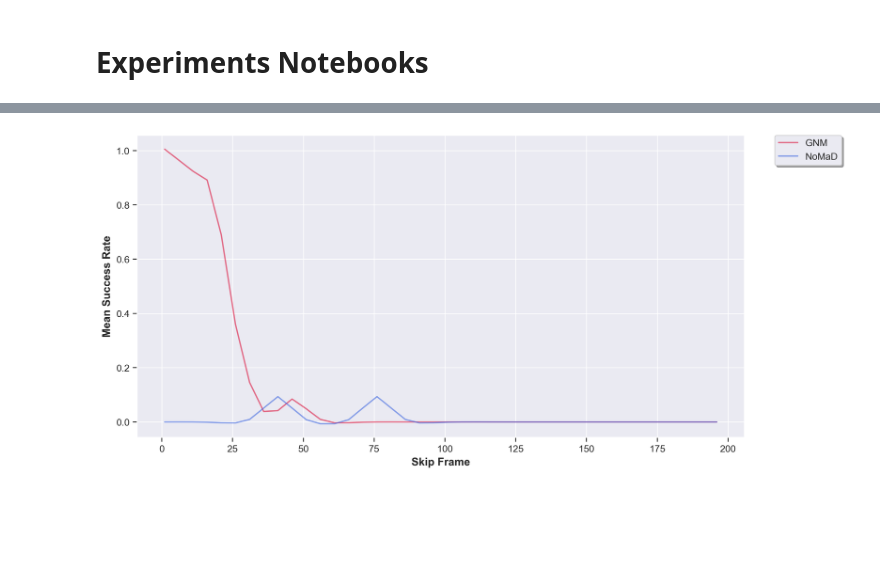
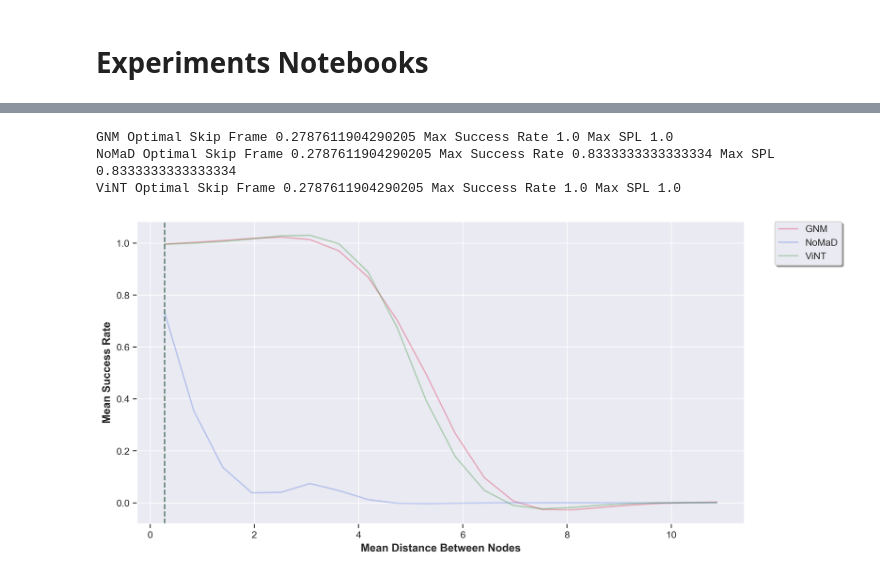
Before and after one commit to StepLogic/carla-rl, a Jupyter notebook: plots.ipynb, the cells around one changed output, grey strips where cells are left out. Drawn from its saved outputs; the diff is of its cells as text; code cells hidden in the pictures; blank space fills up the shorter version.

```diff
--- a/plots.ipynb
+++ b/plots.ipynb
@@ -4,10 +4,10 @@
 import pickle
 import numpy as np
 # %%
-# with open('/home/kojogyaase/Projects/Research/carla-rl/evidence/uncertainty_profile_at_junctions.pickle', 'rb') as handle:
-#     dataset=pickle.load(handle)
+with open('uncertainty_profile_at_junctions.pickle', 'rb') as handle:
+    dataset=pickle.load(handle)
 # %%
-# # dataset.keys()
-# log_stds=np.array(dataset["log_stds"])
-# junctions=np.array(dataset["junctions"])
+# dataset.keys()
+log_stds=np.array(dataset["log_stds"])
+junctions=np.array(dataset["junctions"])
 # %%
@@ -60,25 +68,32 @@ import numpy as np
 # %%
 data={
     "GNM":"/home/robotlab/scratch/carla-rl/gnm_results.pkl",
-    "NoMaD":"/home/robotlab/scratch/carla-rl/nomad_results.pkl"
+    "NoMaD":"/home/robotlab/scratch/carla-rl/nomad_results.pkl",
+    "ViNT":"/home/robotlab/scratch/carla-rl/vint_results.pkl"
 }
 # %%
 plots={}
+mean_distance_between_frames=0.129849 #m
 for l,v in data.items():
     with open(v, 'rb') as handle:
         dataset=pickle.load(handle)
-    data_keys=dataset.keys()
+    data_keys=list(dataset.keys())
     success_rate=[]
     skip_frame=[]
     for k  in data_keys:
-        if k != "experiment_results":
+        if k != "experiment_results" and k != "SPLs":
+            # print(data_keys[k],k, k != "experiment_results" and k != "SPLs")
             success_rate.append(np.mean(dataset[k]))
+            # print(k)
             skip_frame.append(int(k))
     # print(f"l = {l}",success_rate)
     d={}
+    mean_distance_between_frames=dataset["experiment_results"]["mean_distance_per_step"]
+    # print(data_keys)
     d[l]={
-        "x":skip_frame,
-        "y":success_rate
+        "x":np.array(skip_frame)*mean_distance_between_frames,
+        "y":success_rate,
+        "SPL":dataset["experiment_results"]["max_SPL"]
     }
     plots.update(d)
 # %%
@@ -111,37 +126,43 @@ for ix,(p,v) in enumerate(plots.items()):
     cs = make_smoothing_spline(x,y)
     # plt.plot(x,y, color='royalblue', alpha=0.6,
     #          label='NoMaD', linewidth=1.5)
-    plt.plot(x,cs(x), color=ar[ix], alpha=0.6,
+    plt.plot(x,cs(x), color=ar[ix], alpha=0.3,
             label=p, linewidth=1.5)
+    plt.axvline(x=x[np.argmax(y)], color=ar[ix], ls='--', alpha=0.5, linewidth=1.5,
+                label='')
+    print(p,"Optimal Skip Frame",x[np.argmax(y)],"Max Success Rate",np.max(y),"Max SPL",v["SPL"])
 # plt.plot(np.array(log_stds)[:,1], color='crimson', linestyle=':', alpha=0.6,
 #          label='Throttle', linewidth=1.5)
 
 # Add vertical lines for junctions and restarts
 # for k in junctions:
 #     plt.axvline(x=k, color='forestgreen', ls='--', alpha=0.5, linewidth=1.5,
 #                 label='Junction' if k == junctions[0] else '')
 
 
 # Customize the plot
-plt.xlabel('Skip Frame', fontsize=12, fontweight='bold')
+plt.xlabel('Mean Distance Between Nodes', fontsize=12, fontweight='bold')
 plt.ylabel('Mean Success Rate', fontsize=12, fontweight='bold')
 # plt.title('Uncertainty Profile at Junctions', fontsize=14, fontweight='bold', pad=20)
 
 # Enhance the legend
 plt.legend(bbox_to_anchor=(1.05, 1), loc='upper left', borderaxespad=0.,
           frameon=True, fancybox=True, shadow=True)
 
 # Adjust layout to prevent legend cutoff
 # plt.tight_layout()
 
 # Save with high quality
 plt.savefig("success_rate.pdf", dpi=300, bbox_inches='tight',
             format='pdf', facecolor='white', edgecolor='none')
 
 # Optional: save also as PNG for quick viewing
 # plt.savefig("uncertainty_profile_at_junctions.png", dpi=300, bbox_inches='tight',
             # format='png', facecolor='white', edgecolor='none')
 plt.show()
 plt.close()
 # %% [output]
+GNM Optimal Skip Frame 0.2787611904290205 Max Success Rate 1.0 Max SPL 1.0
+NoMaD Optimal Skip Frame 0.2787611904290205 Max Success Rate 0.8333333333333334 Max SPL 0.8333333333333334
+ViNT Optimal Skip Frame 0.2787611904290205 Max Success Rate 1.0 Max SPL 1.0
-[figure, old version]
+[figure, new version]
```
Also changed, not shown: parts of 1 cell of this notebook, 17 other files.
